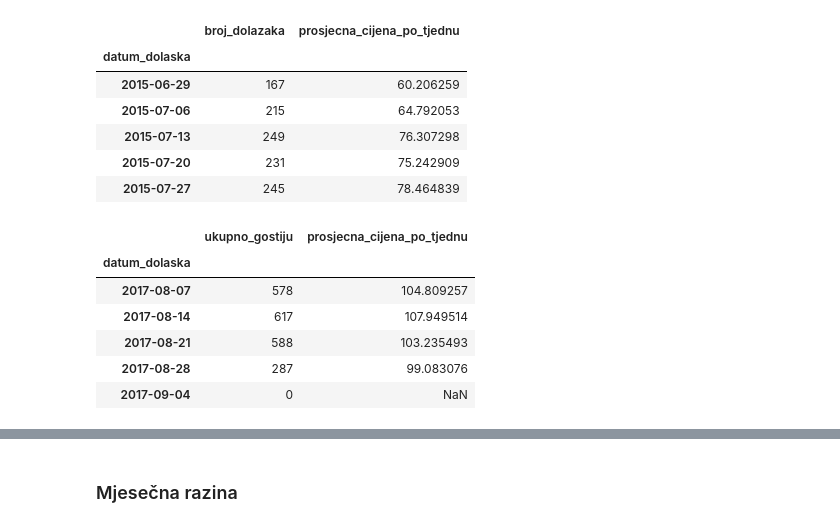
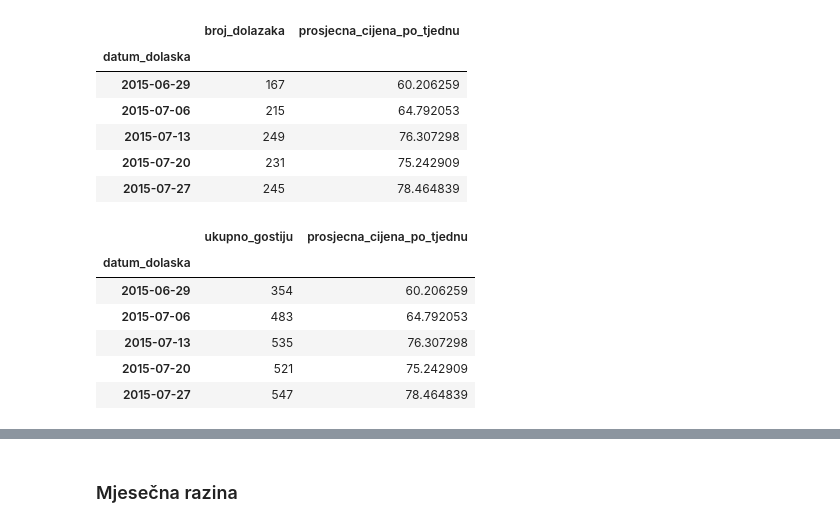
Before and after one commit to MarkoHaralovic/Prediction-of-Hotel-Occupancy, a Jupyter notebook: prediction-of-hotel-occupancy/notebooks/data_preprocessing.ipynb, the cells around one changed output, grey strips where cells are left out. Saved outputs shown, nothing was run; the diff lists cells and outputs as text; code cells hidden in the pictures.

```diff
--- a/prediction-of-hotel-occupancy/notebooks/data_preprocessing.ipynb
+++ b/prediction-of-hotel-occupancy/notebooks/data_preprocessing.ipynb
@@ -643,15 +636,15 @@ NumberOfNewGuestsWeeklyResort['ukupno_gostiju'] = NumberOfNewGuestsWeeklyResort[
 NumberOfNewGuestsWeeklyResort.set_index('datum_dolaska', inplace=True)
 
 NumberOfNewGuestsWeeklyResort['prosjecna_cijena_po_tjednu'] = NumberOfNewGuestsWeeklyResort.index.map(
-    lambda week_start: NumberOfNewGuestsDailyResort.loc[week_start:week_start + pd.Timedelta(days=6)]['prosjecna_cijena_po_osobi'].mean()
+    lambda week_start: 0 if NumberOfNewGuestsWeeklyResort.loc[week_start, 'ukupno_gostiju'] == 0 else NumberOfNewGuestsDailyResort.loc[week_start:week_start + pd.Timedelta(days=6)]['prosjecna_cijena_po_osobi'].mean()
 )
 # %%
-NumberOfNewGuestsWeeklyResort.tail()
+NumberOfNewGuestsWeeklyResort.head()
 # %% [output]
 |  | ukupno_gostiju | prosjecna_cijena_po_tjednu |
 | datum_dolaska |  |  |
-| 2017-08-07 | 578 | 104.809257 |
-| 2017-08-14 | 617 | 107.949514 |
-| 2017-08-21 | 588 | 103.235493 |
-| 2017-08-28 | 287 | 99.083076 |
-| 2017-09-04 | 0 | NaN |
+| 2015-06-29 | 354 | 60.206259 |
+| 2015-07-06 | 483 | 64.792053 |
+| 2015-07-13 | 535 | 76.307298 |
+| 2015-07-20 | 521 | 75.242909 |
+| 2015-07-27 | 547 | 78.464839 |
```
Also changed, not shown: parts of 3 cells of this notebook.
